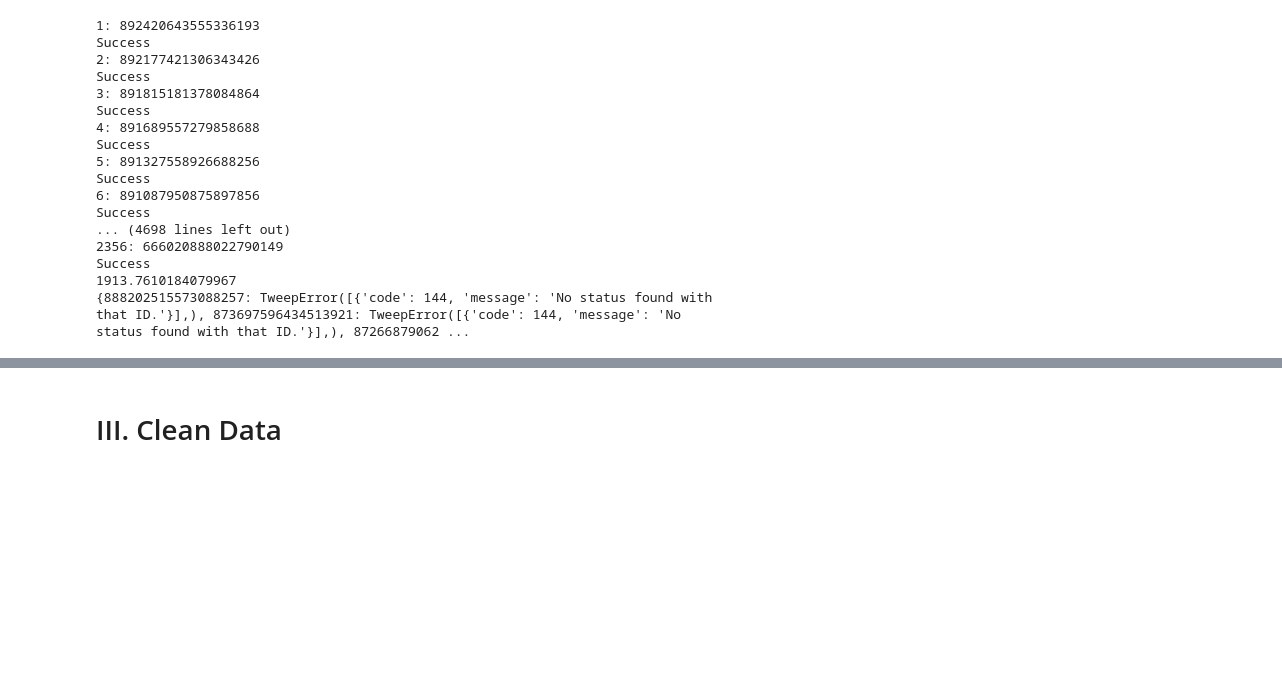
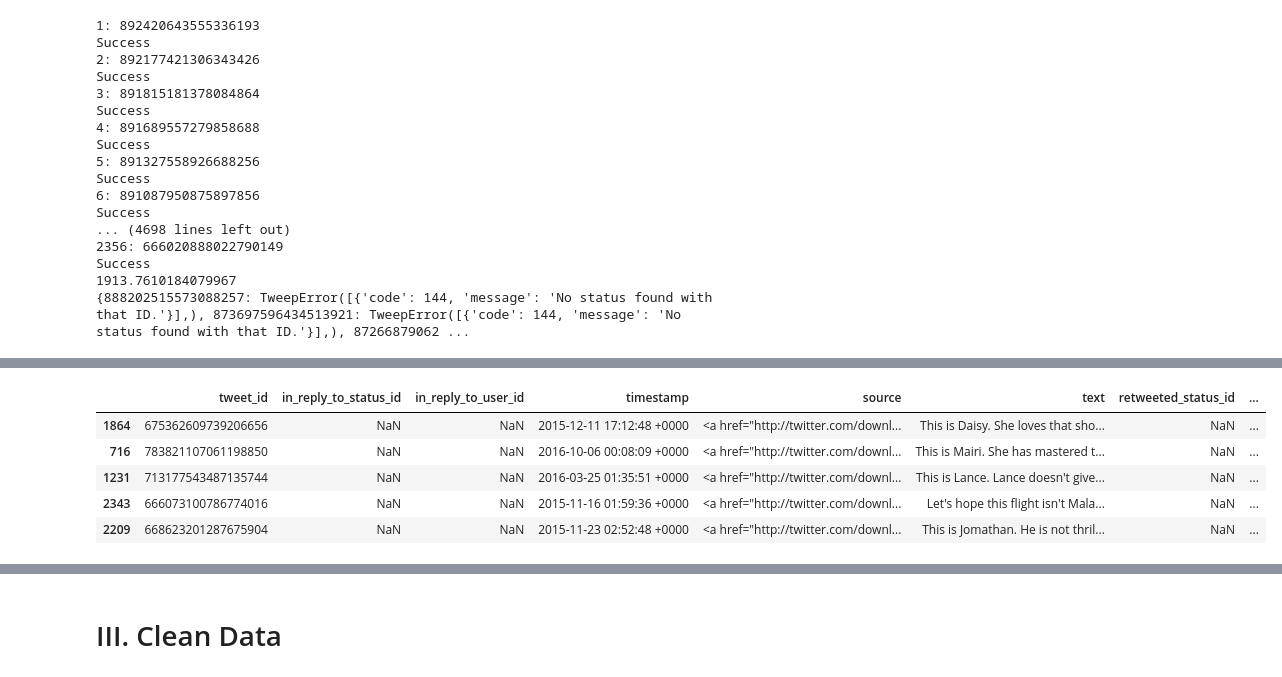
Before and after one commit to jemc36/Udacity-DAND-DataWrangling-TwitterAPI-WeRateDogs, a Jupyter notebook: wrangle_act.ipynb, the cells around one changed output, grey strips where cells are left out. Saved outputs shown, nothing was run; the diff lists cells and outputs as text; code cells hidden in the pictures; blank space fills up the shorter version.

```diff
--- a/wrangle_act.ipynb
+++ b/wrangle_act.ipynb
@@ -90,0 +131,9 @@ df_3 = pd.read_json('tweet_json.txt', lines=True)
+# %%
+df_1.sample(5)
+# %% [output]
+|  | tweet_id | in_reply_to_status_id | in_reply_to_user_id | timestamp | source | text | retweeted_status_id | ... |
+| 1864 | 675362609739206656 | NaN | NaN | 2015-12-11 17:12:48 +0000 | <a href="http://twitter.com/downl... | This is Daisy. She loves that sho... | NaN | ... |
+| 716 | 783821107061198850 | NaN | NaN | 2016-10-06 00:08:09 +0000 | <a href="http://twitter.com/downl... | This is Mairi. She has mastered t... | NaN | ... |
+| 1231 | 713177543487135744 | NaN | NaN | 2016-03-25 01:35:51 +0000 | <a href="http://twitter.com/downl... | This is Lance. Lance doesn't give... | NaN | ... |
+| 2343 | 666073100786774016 | NaN | NaN | 2015-11-16 01:59:36 +0000 | <a href="http://twitter.com/downl... | Let's hope this flight isn't Mala... | NaN | ... |
+| 2209 | 668623201287675904 | NaN | NaN | 2015-11-23 02:52:48 +0000 | <a href="http://twitter.com/downl... | This is Jomathan. He is not thril... | NaN | ... |
```
Also changed, not shown: parts of 11 cells of this notebook.
